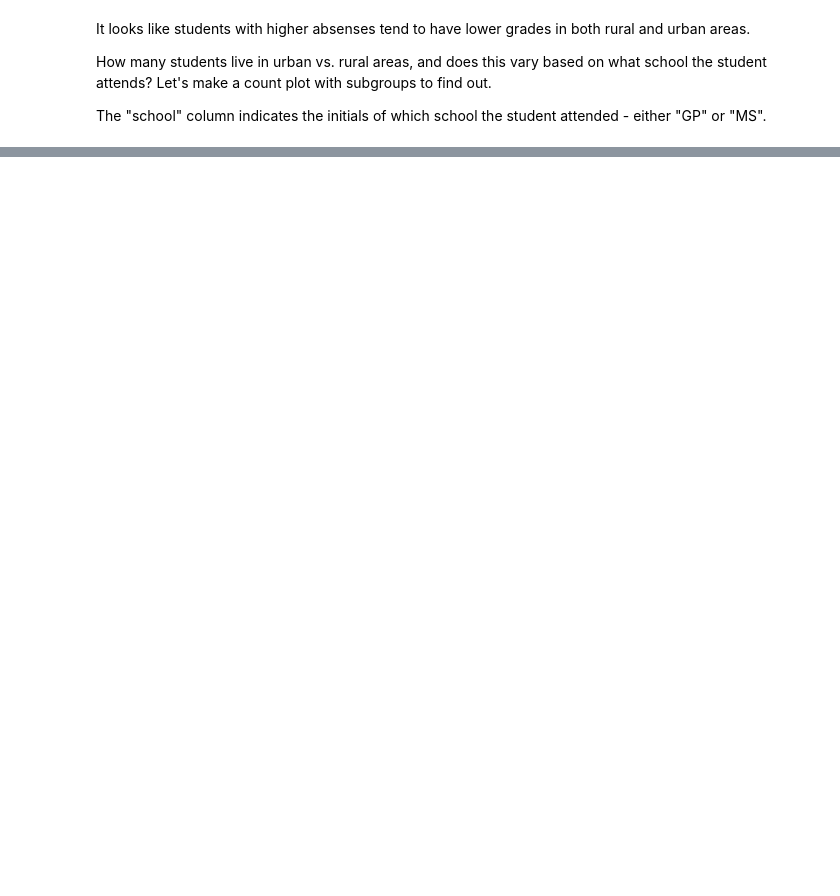
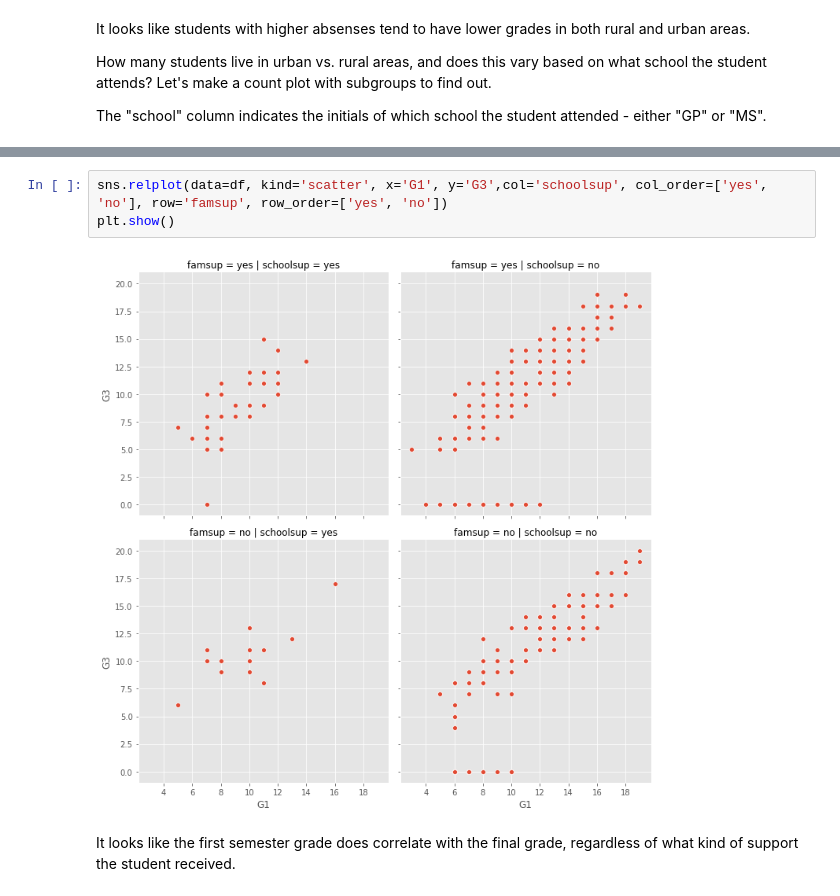
Before and after one commit to VictorOmondi1997/visualizing_students_dataset, a Jupyter notebook: visualizing_students_dataset.ipynb, the cells around one changed output, grey strips where cells are left out. Drawn from its saved outputs; the diff is of its cells as text; blank space fills up the shorter version.

```diff
--- a/visualizing_students_dataset.ipynb
+++ b/visualizing_students_dataset.ipynb
@@ -42,0 +60,7 @@ Students at GP tend to come from an urban location, but students at MS are more
+# %%
+sns.relplot(data=df, kind='scatter', x='G1', y='G3',col='schoolsup', col_order=['yes', 'no'], row='famsup', row_order=['yes', 'no'])
+plt.show()
+# %% [output]
+[figure, added]
+# %% [markdown]
+It looks like the first semester grade does correlate with the final grade, regardless of what kind of support the student received.
```
Also changed, not shown: parts of 6 cells of this notebook.
